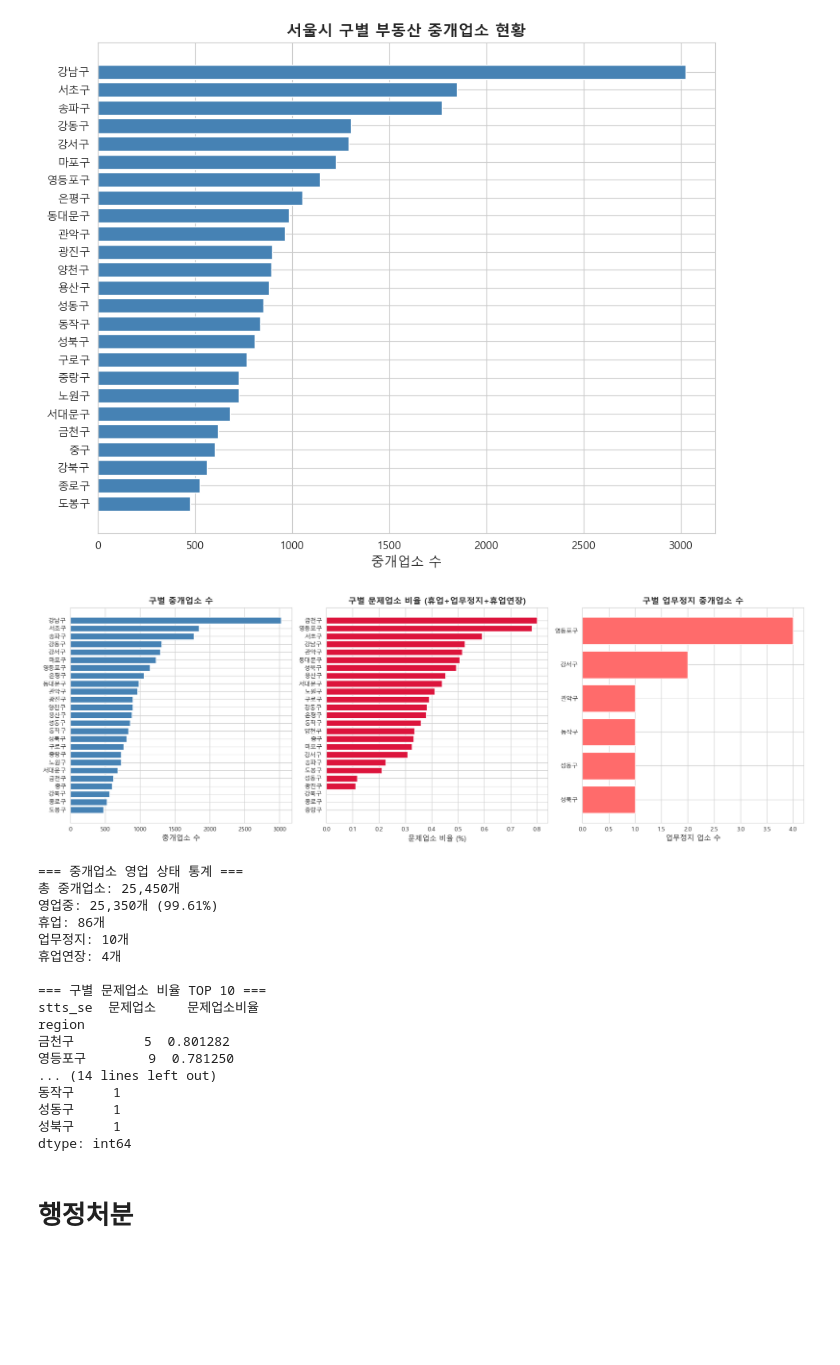
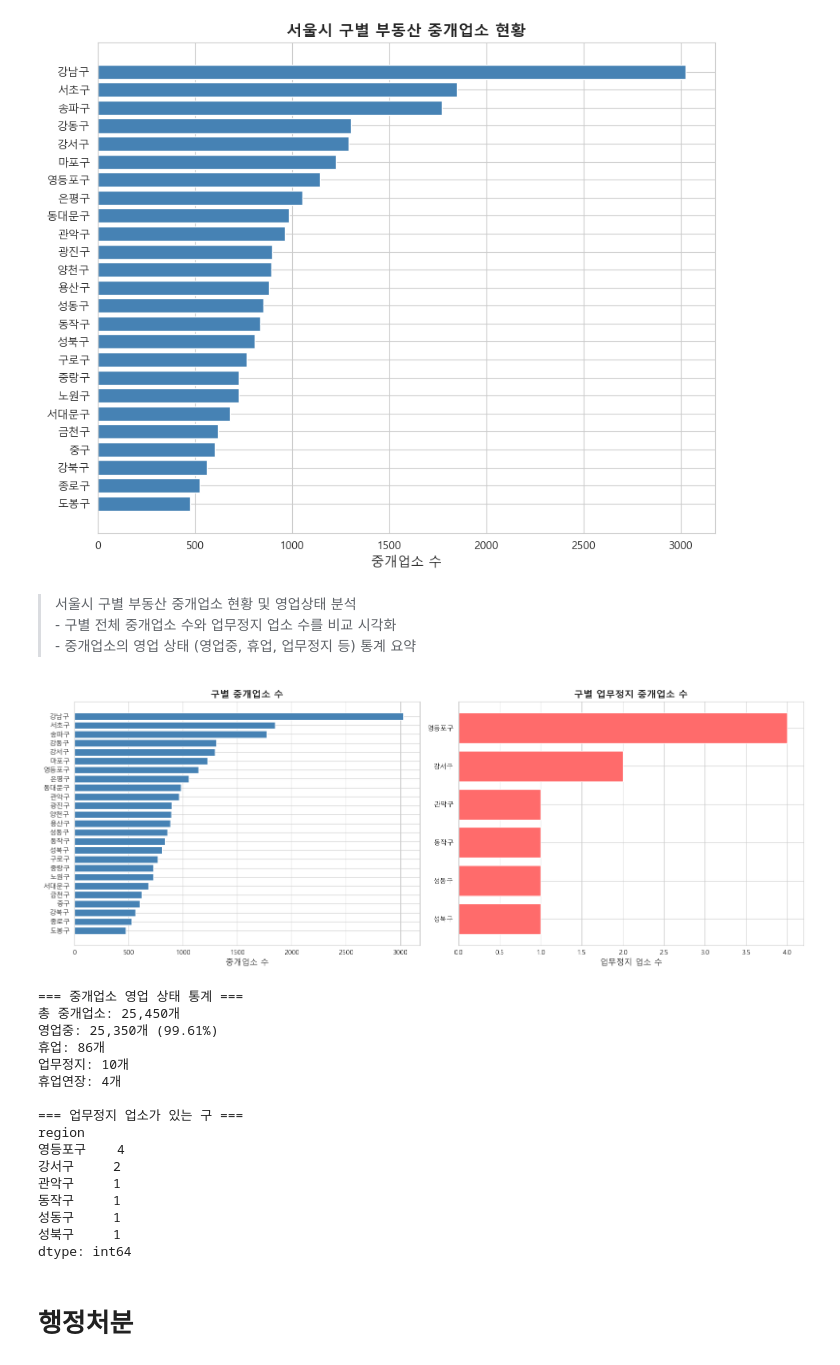
Before and after one commit to eunjeong0911/Property-recommend, a Jupyter notebook: analytics/ondo_fakeLand.ipynb, the cells around one changed output. Drawn from its saved outputs; the diff is of its cells as text; code cells hidden in the pictures; blank space fills up the shorter version.

```diff
--- a/analytics/ondo_fakeLand.ipynb
+++ b/analytics/ondo_fakeLand.ipynb
@@ -71,6 +88,10 @@ plt.gca().invert_yaxis()
 plt.show()
 # %% [output]
 [figure]
+# %% [markdown]
+> 서울시 구별 부동산 중개업소 현황 및 영업상태 분석
+    - 구별 전체 중개업소 수와 업무정지 업소 수를 비교 시각화
+    - 중개업소의 영업 상태 (영업중, 휴업, 업무정지 등) 통계 요약
 # %%
 import matplotlib.pyplot as plt
 import pandas as pd
@@ -81,55 +102,41 @@ plt.rcParams['axes.unicode_minus'] = False
 # 구 이름 추출
 broker_df['region'] = broker_df['addr'].str.extract(r'서울특별시\s*(\S+구)')
 
-# 그래프 (원 그래프 제외)
-fig, axes = plt.subplots(1, 3, figsize=(18, 6))
+# 그래프
+fig, axes = plt.subplots(1, 2, figsize=(16, 6))
 
 # 1. 구별 중개업소 수
 broker_by_region = broker_df.groupby('region').size().reset_index(name='total_count')
 broker_sorted = broker_by_region.sort_values('total_count', ascending=False)
 axes[0].barh(broker_sorted['region'], broker_sorted['total_count'], color='steelblue')
 axes[0].set_xlabel('중개업소 수', fontsize=12)
 axes[0].set_title('구별 중개업소 수', fontsize=14, fontweight='bold')
 axes[0].invert_yaxis()
 
-# 2. 구별 문제 있는 업소 비율 (휴업+업무정지+휴업연장)
-status_by_region = broker_df.groupby(['region', 'stts_se']).size().unstack(fill_value=0)
-status_by_region['문제업소'] = status_by_region.get('휴업', 0) + status_by_region.get('업무정지', 0) + status_by_region.get('휴업연장', 0)
-status_by_region['문제업소비율'] = status_by_region['문제업소'] / status_by_region.sum(axis=1) * 100
-
-problem_sorted = status_by_region['문제업소비율'].sort_values(ascending=False)
-axes[1].barh(problem_sorted.index, problem_sorted.values, color='crimson')
-axes[1].set_xlabel('문제업소 비율 (%)', fontsize=12)
-axes[1].set_title('구별 문제업소 비율 (휴업+업무정지+휴업연장)', fontsize=14, fontweight='bold')
-axes[1].invert_yaxis()
-
-# 3. 구별 업무정지 업소 수
+# 2. 구별 업무정지 업소 수
 suspension_by_region = broker_df[broker_df['stts_se'] == '업무정지'].groupby('region').size().sort_values(ascending=False)
 if len(suspension_by_region) > 0:
-    axes[2].barh(suspension_by_region.index, suspension_by_region.values, color='#ff6b6b')
-    axes[2].set_xlabel('업무정지 업소 수', fontsize=12)
-    axes[2].set_title('구별 업무정지 중개업소 수', fontsize=14, fontweight='bold')
-    axes[2].invert_yaxis()
+    axes[1].barh(suspension_by_region.index, suspension_by_region.values, color='#ff6b6b')
+    axes[1].set_xlabel('업무정지 업소 수', fontsize=12)
+    axes[1].set_title('구별 업무정지 중개업소 수', fontsize=14, fontweight='bold')
+    axes[1].invert_yaxis()
 
 plt.tight_layout()
 plt.show()
 
 # 통계 요약
 print("\n=== 중개업소 영업 상태 통계 ===")
 print(f"총 중개업소: {len(broker_df):,}개")
 print(f"영업중: {(broker_df['stts_se']=='영업중').sum():,}개 ({(broker_df['stts_se']=='영업중').sum()/len(broker_df)*100:.2f}%)")
 print(f"휴업: {(broker_df['stts_se']=='휴업').sum()}개")
 print(f"업무정지: {(broker_df['stts_se']=='업무정지').sum()}개")
 print(f"휴업연장: {(broker_df['stts_se']=='휴업연장').sum()}개")
 
-print("\n=== 구별 문제업소 비율 TOP 10 ===")
-print(status_by_region[['문제업소', '문제업소비율']].sort_values('문제업소비율', ascending=False).head(10))
-
 print("\n=== 업무정지 업소가 있는 구 ===")
 if len(suspension_by_region) > 0:
     print(suspension_by_region)
 # %% [output]
-[figure, old version]
+[figure, new version]
 === 중개업소 영업 상태 통계 ===
 총 중개업소: 25,450개
 영업중: 25,350개 (99.61%)
@@ -137,12 +144,11 @@ if len(suspension_by_region) > 0:
 업무정지: 10개
 휴업연장: 4개
 
-=== 구별 문제업소 비율 TOP 10 ===
-stts_se  문제업소    문제업소비율
+=== 업무정지 업소가 있는 구 ===
 region
-금천구         5  0.801282
-영등포구        9  0.781250
-... (14 lines left out)
+영등포구    4
+강서구     2
+관악구     1
 동작구     1
 성동구     1
 성북구     1
```
Also changed, not shown: parts of 11 cells of this notebook, 1 other file.
